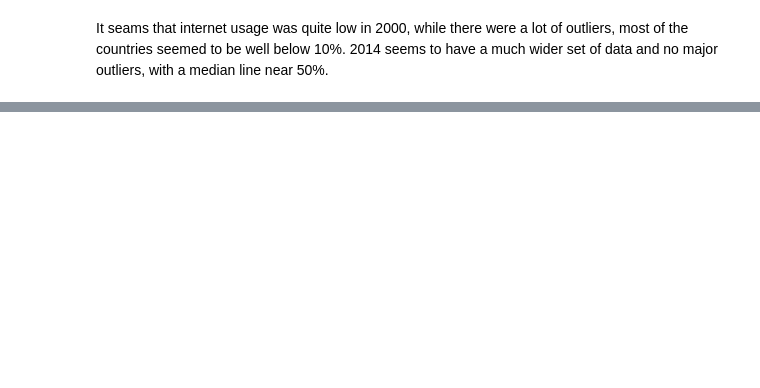
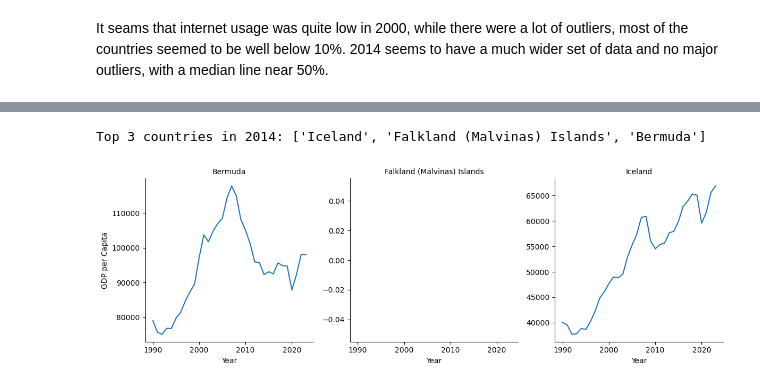
Before and after one commit to NSS-Data-Analytics-Cohort-16/da16-python-gdp-and-internet-use-analysis-MatthewRitchey, a Jupyter notebook: notebooks/gdp_per_capita.ipynb, the cells around one changed output, grey strips where cells are left out. Cells and saved outputs as stored; diff of their text form; code cells hidden in the pictures; blank space fills up the shorter version.

```diff
--- a/notebooks/gdp_per_capita.ipynb
+++ b/notebooks/gdp_per_capita.ipynb
@@ -548,5 +572,11 @@ It seams that internet usage was quite low in 2000, while there were a lot of ou
 # %%
 # 19. For how many countries was the percentage of internet users below 5% in 2014
 
-# created a new df for he year 2014
-internet_2014 = internet_df[internet_df["Year"] == 2014]
+# created a new filter for the year 2014
+internet_2014 = internet_df_clean[internet_df_clean["Year"] == 2014]
+# new filter for low internet in 2014 with less tham 5% usage
+low_internet_2014 = internet_2014[internet_2014["Internet_Users_Pct"] < 5]
+# new filter for counting unique countries
+num_countries =low_internet_2014["Country"].nunique()
+print(low_internet_2014["Country"].unique())
+print("Number of countries with <5% internet users in 2014:", num_countries)
@@ -552,0 +608,12 @@ internet_2014 = internet_df[internet_df["Year"] == 2014]
+# %%
+# conduct the merge
+gdp_and_internet_use = pd.merge(
+    gdp_df_clean,
+    internet_df_clean,
+    on=["Country", "Year"], # matching columns
+    how="outer") # type of join
+
+# inspect final results
+print(gdp_and_internet_use.head())
+print(gdp_and_internet_use.tail())
+print(gdp_and_internet_use.info())
@@ -552,0 +660,21 @@ internet_2014 = internet_df[internet_df["Year"] == 2014]
+# %%
+# 21. Find the three countries with the highest internet users percentage in 2014. Use a seaborn FacetGrid
+# (https://seaborn.pydata.org/generated/seaborn.FacetGrid.html) to compare how the GDP per capita has changed
+# over time for these three countries. What do you notice?
+
+# find the top 3 countries for internet usage
+top3_countries = internet_2014.nlargest(3, "Internet_Users_Pct")["Country"].tolist()
+print("Top 3 countries in 2014:", top3_countries)
+
+# subset the data for the top 3 countries
+subset_top3 = gdp_and_internet_use[gdp_and_internet_use["Country"].isin(top3_countries)]
+
+# create the seaborn facetgrid chart
+g = sns.FacetGrid(subset_top3, col="Country", col_wrap=3, sharey=False, height=4)
+g.map_dataframe(sns.lineplot, x="Year", y="GDP_Per_Capita")
+g.set_axis_labels("Year", "GDP per Capita")
+g.set_titles("{col_name}")
+plt.show()
+# %% [output]
+Top 3 countries in 2014: ['Iceland', 'Falkland (Malvinas) Islands', 'Bermuda']
+[figure, added]
```
Also changed, not shown: parts of 29 cells of this notebook.
